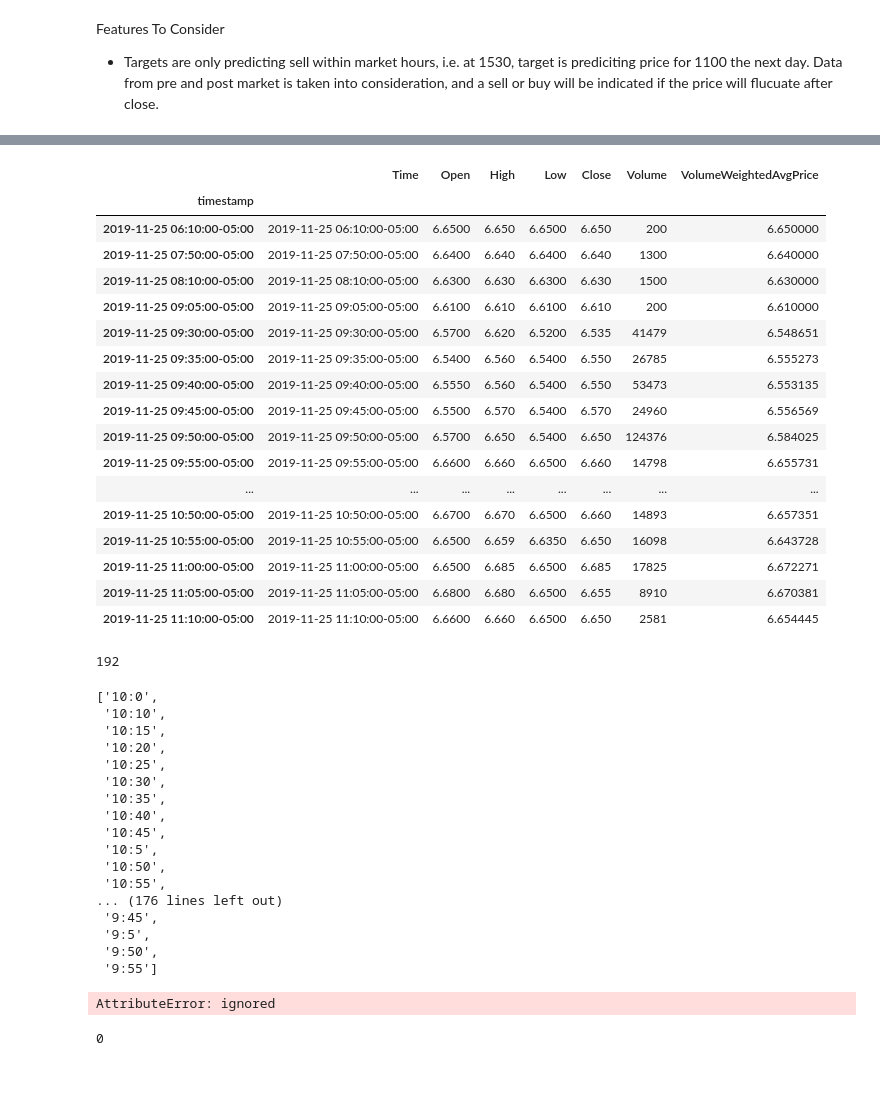
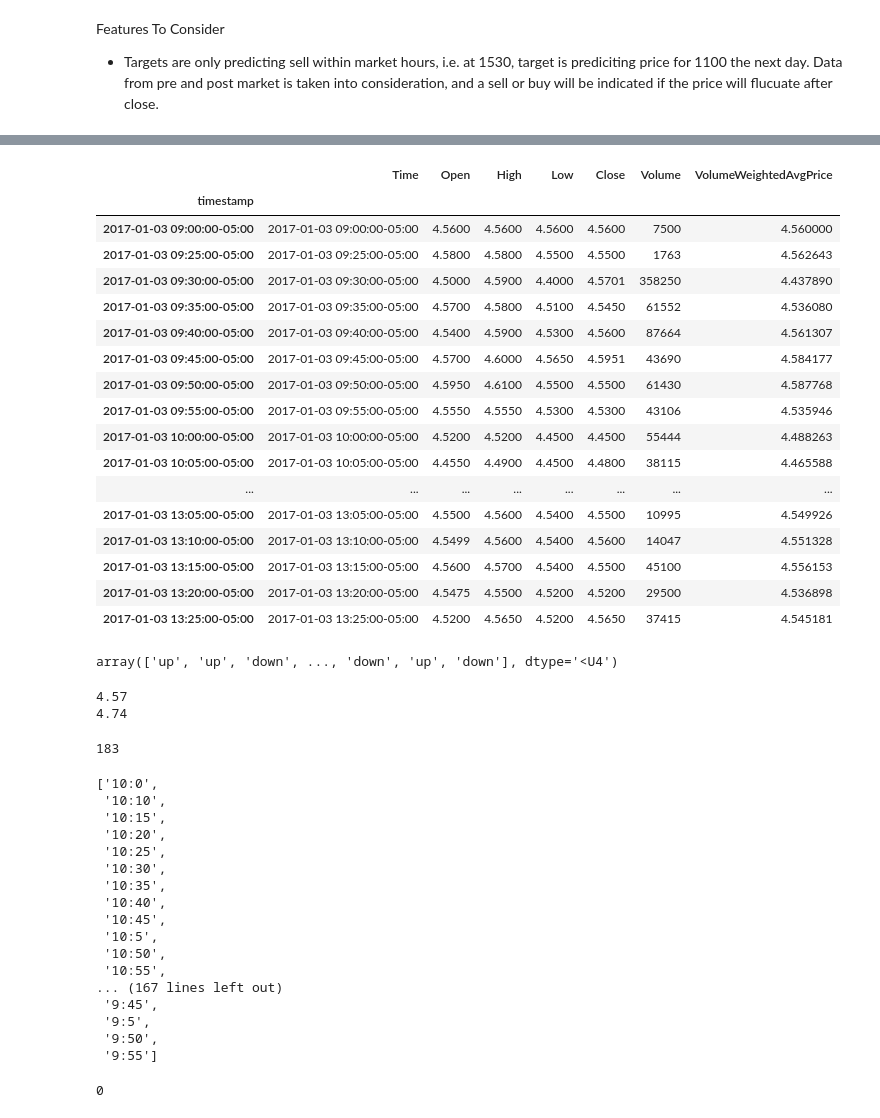
Before and after one commit to Cloblak/aipi540_deeplearning, a Jupyter notebook: 1D_CNN_Attempts/1D_CNN.ipynb, the cells around one changed output, grey strips where cells are left out. Drawn from its saved outputs; the diff is of its cells as text; code cells hidden in the pictures; blank space fills up the shorter version.

```diff
--- a/1D_CNN_Attempts/1D_CNN.ipynb
+++ b/1D_CNN_Attempts/1D_CNN.ipynb
@@ -161,8 +208,8 @@ def markethours_train_test_validate_offset_data(api, ticker, interval, train_day
 # %%
 from datetime import date
 
-train_start = date(2010, 1, 1)
-train_end = date(2017, 10, 31)
+train_start = date(2017, 1, 1)
+train_end = date(2019, 10, 31)
 train_delta = train_end - train_start
 print(f'Number of days of Training Data {train_delta.days}')
 
@@ -171,6 +218,6 @@ print(f'Number of days of Validation Data {val_day_num}')
 
 test_start = train_end + timedelta(val_day_num)
 test_end = date.today()
-test_delta = test_end - test_start
+test_delta = (test_end - test_start)
 print(f'Number of days of Holdout Test Data {test_delta.days}')
 # %% [output]
@@ -182,10 +233,10 @@ from datetime import date
 
 ticker = "NG" # Ticker Symbol to Test
 interval = "5Min" # Interval of bars
-train_day_int = train_delta # Size of training set (Jan 2010 - Oct 2017)
+train_day_int = train_delta.days # Size of training set (Jan 2010 - Oct 2017)
 val_day_int = val_day_num # Size of validation set
-test_day_int = test_delta # Size of test set
-offset_day_int = offset_delta # Number of days to off set the training data
+test_day_int = test_delta.days # Size of test set
+offset_day_int = 0 # Number of days to off set the training data
 train, val, test, full, offset, complete, traintest_day, testval_day = prepost_train_test_validate_offset_data(api, ticker,
                                                                                      interval,
                                                                                      train_days=train_day_int,
@@ -195,24 +296,34 @@ train, val, test, full, offset, complete, traintest_day, testval_day = prepost_t
 # %%
-train.head(25)
+train.head(50)
 # %% [output]
 |  | Time | Open | High | Low | Close | Volume | VolumeWeightedAvgPrice |
 | timestamp |  |  |  |  |  |  |  |
-| 2019-11-25 06:10:00-05:00 | 2019-11-25 06:10:00-05:00 | 6.6500 | 6.650 | 6.6500 | 6.650 | 200 | 6.650000 |
-| 2019-11-25 07:50:00-05:00 | 2019-11-25 07:50:00-05:00 | 6.6400 | 6.640 | 6.6400 | 6.640 | 1300 | 6.640000 |
-| 2019-11-25 08:10:00-05:00 | 2019-11-25 08:10:00-05:00 | 6.6300 | 6.630 | 6.6300 | 6.630 | 1500 | 6.630000 |
-| 2019-11-25 09:05:00-05:00 | 2019-11-25 09:05:00-05:00 | 6.6100 | 6.610 | 6.6100 | 6.610 | 200 | 6.610000 |
-| 2019-11-25 09:30:00-05:00 | 2019-11-25 09:30:00-05:00 | 6.5700 | 6.620 | 6.5200 | 6.535 | 41479 | 6.548651 |
-| 2019-11-25 09:35:00-05:00 | 2019-11-25 09:35:00-05:00 | 6.5400 | 6.560 | 6.5400 | 6.550 | 26785 | 6.555273 |
-| 2019-11-25 09:40:00-05:00 | 2019-11-25 09:40:00-05:00 | 6.5550 | 6.560 | 6.5400 | 6.550 | 53473 | 6.553135 |
-| 2019-11-25 09:45:00-05:00 | 2019-11-25 09:45:00-05:00 | 6.5500 | 6.570 | 6.5400 | 6.570 | 24960 | 6.556569 |
-| 2019-11-25 09:50:00-05:00 | 2019-11-25 09:50:00-05:00 | 6.5700 | 6.650 | 6.5400 | 6.650 | 124376 | 6.584025 |
-| 2019-11-25 09:55:00-05:00 | 2019-11-25 09:55:00-05:00 | 6.6600 | 6.660 | 6.6500 | 6.660 | 14798 | 6.655731 |
+| 2017-01-03 09:00:00-05:00 | 2017-01-03 09:00:00-05:00 | 4.5600 | 4.5600 | 4.5600 | 4.5600 | 7500 | 4.560000 |
+| 2017-01-03 09:25:00-05:00 | 2017-01-03 09:25:00-05:00 | 4.5800 | 4.5800 | 4.5500 | 4.5500 | 1763 | 4.562643 |
+| 2017-01-03 09:30:00-05:00 | 2017-01-03 09:30:00-05:00 | 4.5000 | 4.5900 | 4.4000 | 4.5701 | 358250 | 4.437890 |
+| 2017-01-03 09:35:00-05:00 | 2017-01-03 09:35:00-05:00 | 4.5700 | 4.5800 | 4.5100 | 4.5450 | 61552 | 4.536080 |
+| 2017-01-03 09:40:00-05:00 | 2017-01-03 09:40:00-05:00 | 4.5400 | 4.5900 | 4.5300 | 4.5600 | 87664 | 4.561307 |
+| 2017-01-03 09:45:00-05:00 | 2017-01-03 09:45:00-05:00 | 4.5700 | 4.6000 | 4.5650 | 4.5951 | 43690 | 4.584177 |
+| 2017-01-03 09:50:00-05:00 | 2017-01-03 09:50:00-05:00 | 4.5950 | 4.6100 | 4.5500 | 4.5500 | 61430 | 4.587768 |
+| 2017-01-03 09:55:00-05:00 | 2017-01-03 09:55:00-05:00 | 4.5550 | 4.5550 | 4.5300 | 4.5300 | 43106 | 4.535946 |
+| 2017-01-03 10:00:00-05:00 | 2017-01-03 10:00:00-05:00 | 4.5200 | 4.5200 | 4.4500 | 4.4500 | 55444 | 4.488263 |
+| 2017-01-03 10:05:00-05:00 | 2017-01-03 10:05:00-05:00 | 4.4550 | 4.4900 | 4.4500 | 4.4800 | 38115 | 4.465588 |
 | ... | ... | ... | ... | ... | ... | ... | ... |
-| 2019-11-25 10:50:00-05:00 | 2019-11-25 10:50:00-05:00 | 6.6700 | 6.670 | 6.6500 | 6.660 | 14893 | 6.657351 |
-| 2019-11-25 10:55:00-05:00 | 2019-11-25 10:55:00-05:00 | 6.6500 | 6.659 | 6.6350 | 6.650 | 16098 | 6.643728 |
-| 2019-11-25 11:00:00-05:00 | 2019-11-25 11:00:00-05:00 | 6.6500 | 6.685 | 6.6500 | 6.685 | 17825 | 6.672271 |
-| 2019-11-25 11:05:00-05:00 | 2019-11-25 11:05:00-05:00 | 6.6800 | 6.680 | 6.6500 | 6.655 | 8910 | 6.670381 |
-| 2019-11-25 11:10:00-05:00 | 2019-11-25 11:10:00-05:00 | 6.6600 | 6.660 | 6.6500 | 6.650 | 2581 | 6.654445 |
+| 2017-01-03 13:05:00-05:00 | 2017-01-03 13:05:00-05:00 | 4.5500 | 4.5600 | 4.5400 | 4.5500 | 10995 | 4.549926 |
+| 2017-01-03 13:10:00-05:00 | 2017-01-03 13:10:00-05:00 | 4.5499 | 4.5600 | 4.5400 | 4.5600 | 14047 | 4.551328 |
+| 2017-01-03 13:15:00-05:00 | 2017-01-03 13:15:00-05:00 | 4.5600 | 4.5700 | 4.5400 | 4.5500 | 45100 | 4.556153 |
+| 2017-01-03 13:20:00-05:00 | 2017-01-03 13:20:00-05:00 | 4.5475 | 4.5500 | 4.5200 | 4.5200 | 29500 | 4.536898 |
+| 2017-01-03 13:25:00-05:00 | 2017-01-03 13:25:00-05:00 | 4.5200 | 4.5650 | 4.5200 | 4.5650 | 37415 | 4.545181 |
+# %%
+train_targets[48:-1:24]
+# %% [output]
+array(['up', 'up', 'down', ..., 'down', 'up', 'down'], dtype='<U4')
+# %%
+print(train.iloc[71]["Close"])
+print(train.iloc[94]["Close"])
+# %% [output]
+4.57
+4.74
 # %%
 # test split pd DataFrame into arrays for running CNN on
 test_train_tonp = train[["Time", "Open", "High", "Low", "Close", "Volume"]]
@@ -238,7 +349,7 @@ def unique(list1):
 print(len(unique(hourmin_list)))
 sorted(unique(hourmin_list))
 # %% [output]
-192
+183
 ['10:0',
  '10:10',
  '10:15',
@@ -251,17 +362,11 @@ sorted(unique(hourmin_list))
  '10:5',
  '10:50',
  '10:55',
-... (176 lines left out)
+... (167 lines left out)
  '9:45',
  '9:5',
  '9:50',
  '9:55']
-# %%
-
-
-test_train_tonp["HourMin"] = f'{test_train_tonp["Time"].hour}:{test_train_tonp["Time"].minute}'
-# %% [output]
-AttributeError: ignored
 # %%
 cutoff = len(test_train_array) % 24
 test_train_array = test_train_array[:-cutoff]
```
Also changed, not shown: parts of 15 cells of this notebook.
